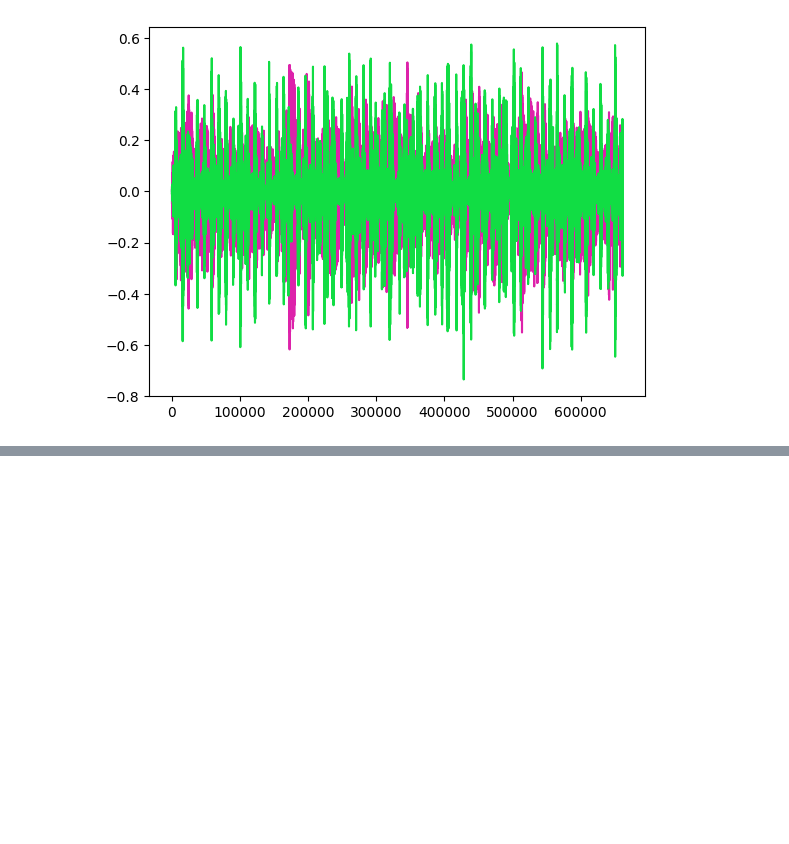
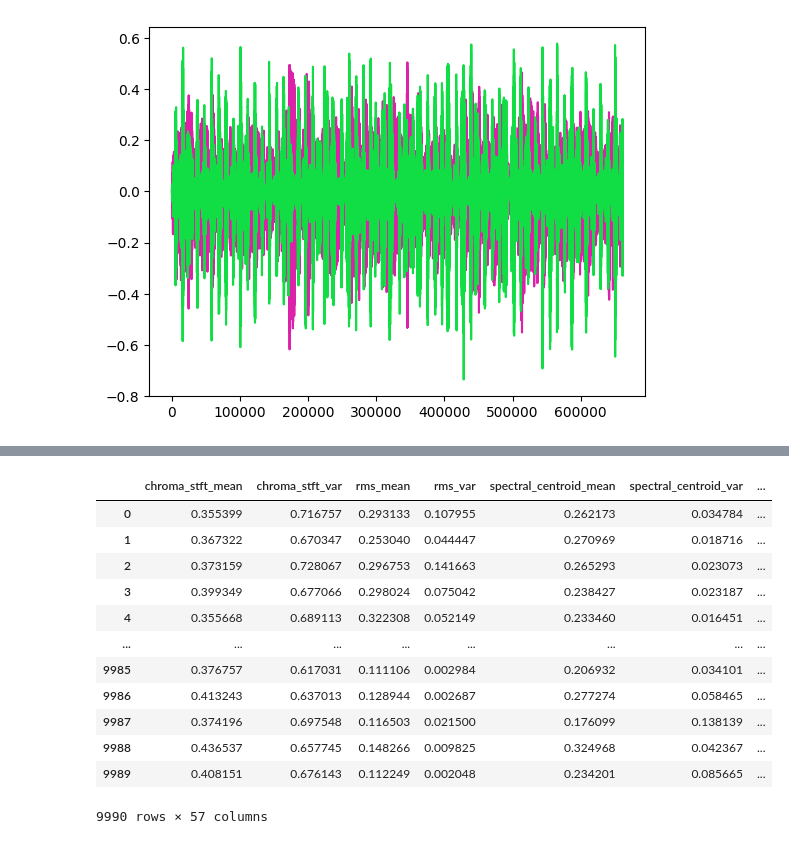
Before and after one commit to crgoku7/MusicGenreClassification, a Jupyter notebook: music_classification.ipynb, the cells around one changed output, grey strips where cells are left out. Drawn from its saved outputs; the diff is of its cells as text; code cells hidden in the pictures; blank space fills up the shorter version.

Commit message:
Add files via upload
Preprocessing done✔️

```diff
--- a/music_classification.ipynb
+++ b/music_classification.ipynb
@@ -212,0 +288,2 @@ plt.show()
+# %%
+X = data.iloc[:,:-1]
@@ -212,0 +311,3 @@ plt.show()
+# %%
+scaler = preprocessing.MinMaxScaler()
+scaled_data = scaler.fit_transform(X)
@@ -212,0 +318,16 @@ plt.show()
+# %%
+X_scaled
+# %% [output]
+|  | chroma_stft_mean | chroma_stft_var | rms_mean | rms_var | spectral_centroid_mean | spectral_centroid_var | ... |
+| 0 | 0.355399 | 0.716757 | 0.293133 | 0.107955 | 0.262173 | 0.034784 | ... |
+| 1 | 0.367322 | 0.670347 | 0.253040 | 0.044447 | 0.270969 | 0.018716 | ... |
+| 2 | 0.373159 | 0.728067 | 0.296753 | 0.141663 | 0.265293 | 0.023073 | ... |
+| 3 | 0.399349 | 0.677066 | 0.298024 | 0.075042 | 0.238427 | 0.023187 | ... |
+| 4 | 0.355668 | 0.689113 | 0.322308 | 0.052149 | 0.233460 | 0.016451 | ... |
+| ... | ... | ... | ... | ... | ... | ... | ... |
+| 9985 | 0.376757 | 0.617031 | 0.111106 | 0.002984 | 0.206932 | 0.034101 | ... |
+| 9986 | 0.413243 | 0.637013 | 0.128944 | 0.002687 | 0.277274 | 0.058465 | ... |
+| 9987 | 0.374196 | 0.697548 | 0.116503 | 0.021500 | 0.176099 | 0.138139 | ... |
+| 9988 | 0.436537 | 0.657745 | 0.148266 | 0.009825 | 0.324968 | 0.042367 | ... |
+| 9989 | 0.408151 | 0.676143 | 0.112249 | 0.002048 | 0.234201 | 0.085665 | ... |
+9990 rows × 57 columns
```
Also changed, not shown: parts of 18 cells of this notebook.
